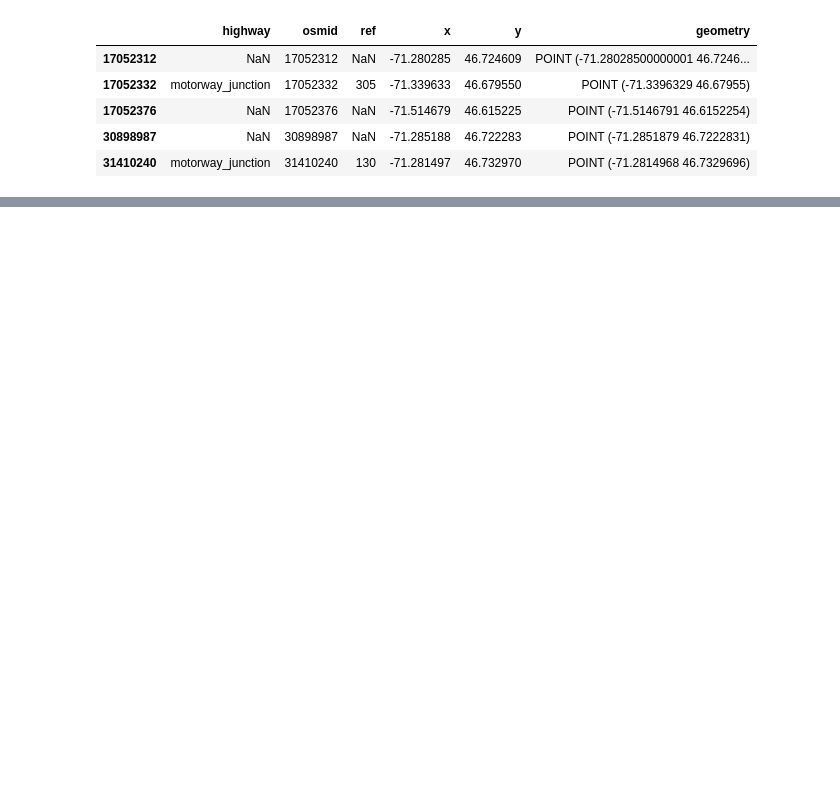
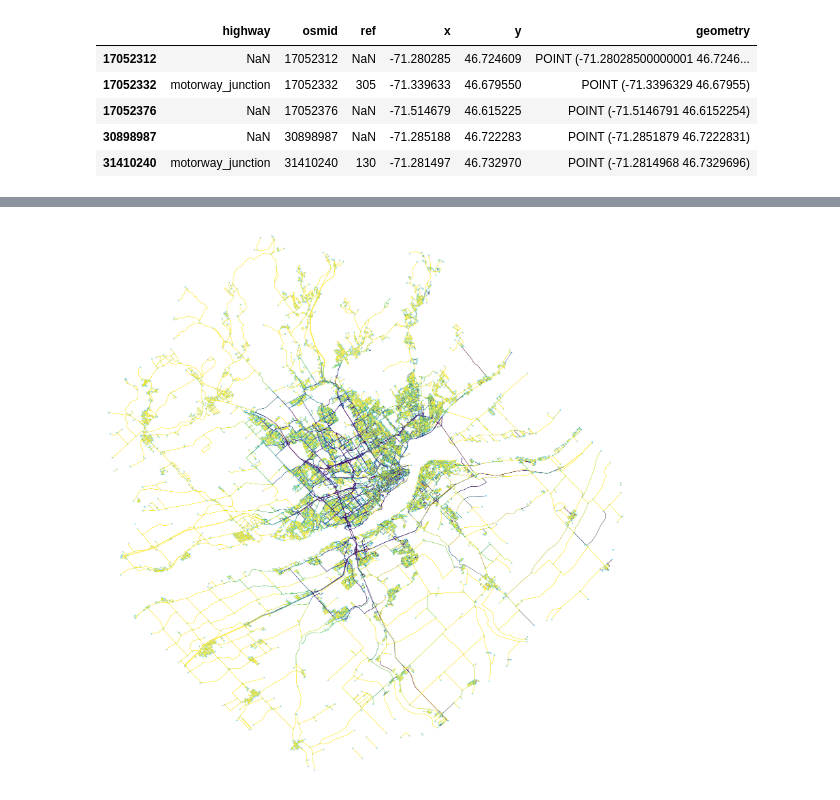
Before and after one commit to SimonCoulombe/dessine_moi_un_tramway, a Jupyter notebook: bridge_works.ipynb, the cells around one changed output, grey strips where cells are left out. Drawn from its saved outputs; the diff is of its cells as text; code cells hidden in the pictures; blank space fills up the shorter version.

```diff
--- a/bridge_works.ipynb
+++ b/bridge_works.ipynb
@@ -352,0 +438,4 @@ Object `G_nobridges.nodes` not found.
+# %%
+fig, ax = ox.plot_graph(G_bridge, edge_color=ec,  fig_height=30)
+# %% [output]
+[figure, added]
```
Also changed, not shown: parts of 9 cells of this notebook.
